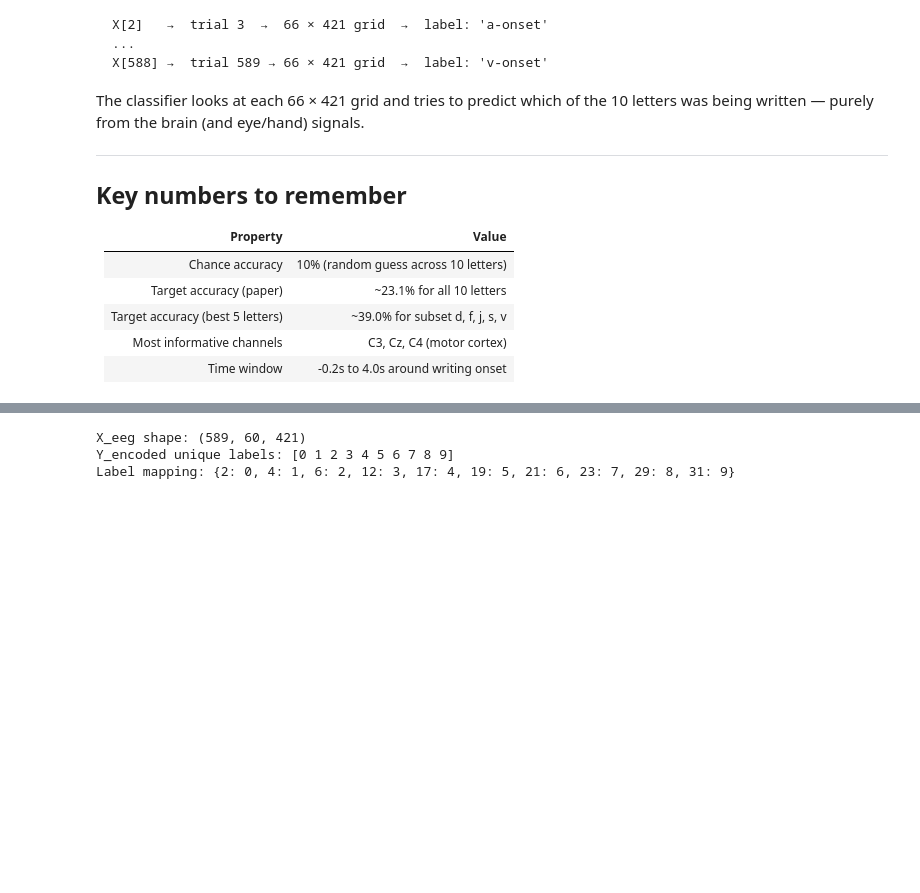
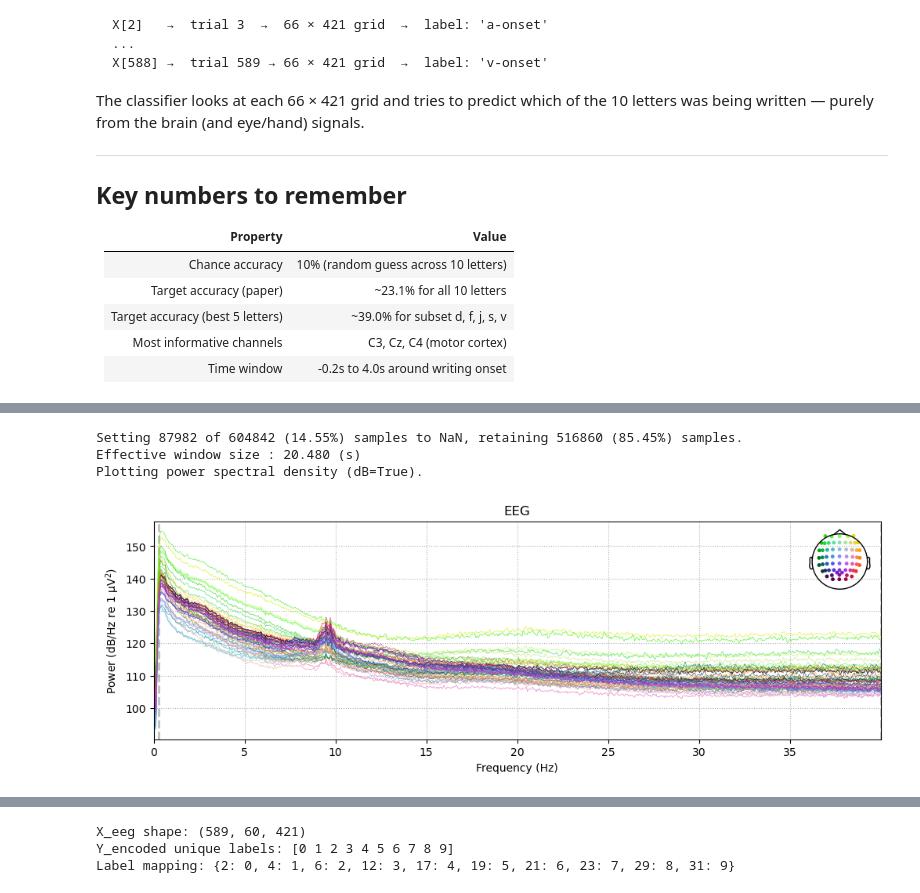
Before and after one commit to shantguedekelian/EEG_analysis, a Jupyter notebook: eda.ipynb, the cells around one changed output, grey strips where cells are left out. Saved outputs shown, nothing was run; the diff lists cells and outputs as text; code cells hidden in the pictures; blank space fills up the shorter version.

```diff
--- a/eda.ipynb
+++ b/eda.ipynb
@@ -373,0 +404,19 @@ The classifier looks at each 66 × 421 grid and tries to predict which of the 10
+# %%
+# This shows you the frequency content of the EEG
+# You should see a clear peak around 10 Hz (alpha waves — common in EEG)
+
+# Overall shape — should slope downward from left to right, meaning lower frequencies have more power than higher ones.
+#       This is called the 1/f pattern and is a hallmark of healthy EEG
+# Alpha peak — look for a small bump around 8–13 Hz. This is the alpha wave, the most prominent brain rhythm
+#       and a sign the data is real EEG and not just noise
+# 50/60 Hz noise — since the data is filtered at 40 Hz you shouldn't see anything above that, which is good
+
+raw.compute_psd(fmax=40).plot(
+    picks='eeg'        # only EEG channels
+
+)
+# %% [output]
+Setting 87982 of 604842 (14.55%) samples to NaN, retaining 516860 (85.45%) samples.
+Effective window size : 20.480 (s)
+Plotting power spectral density (dB=True).
+[figure, added]
```
Also changed, not shown: parts of 8 cells of this notebook.
